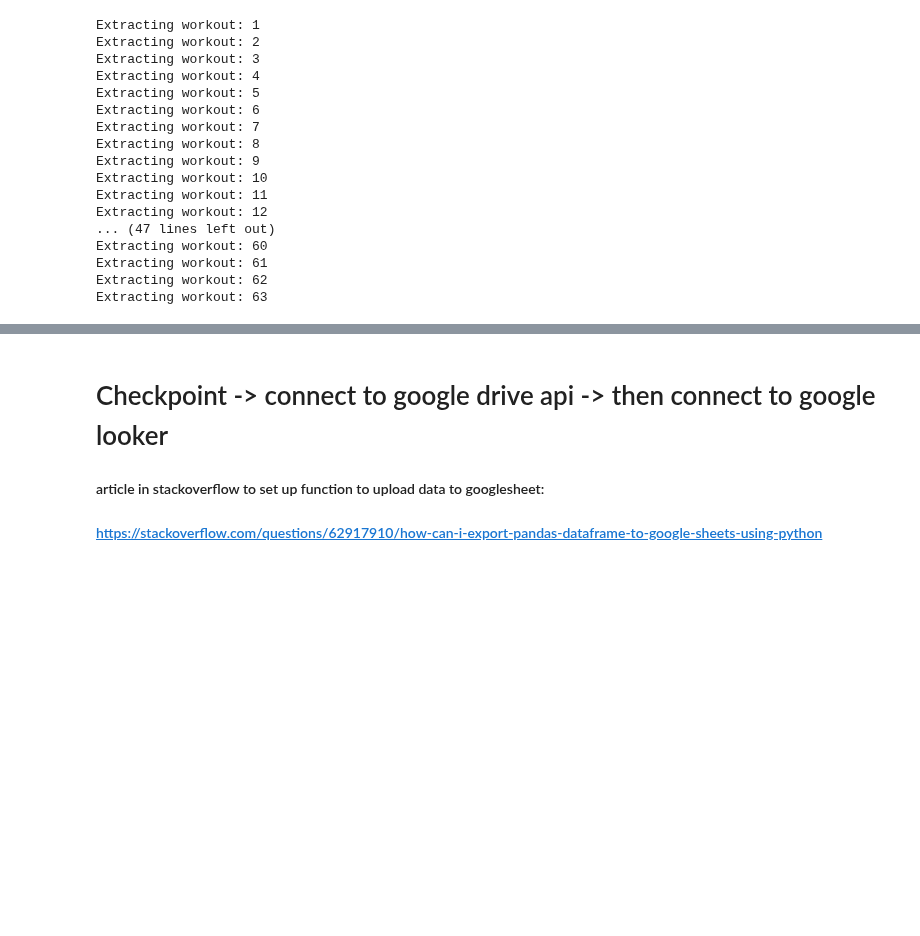
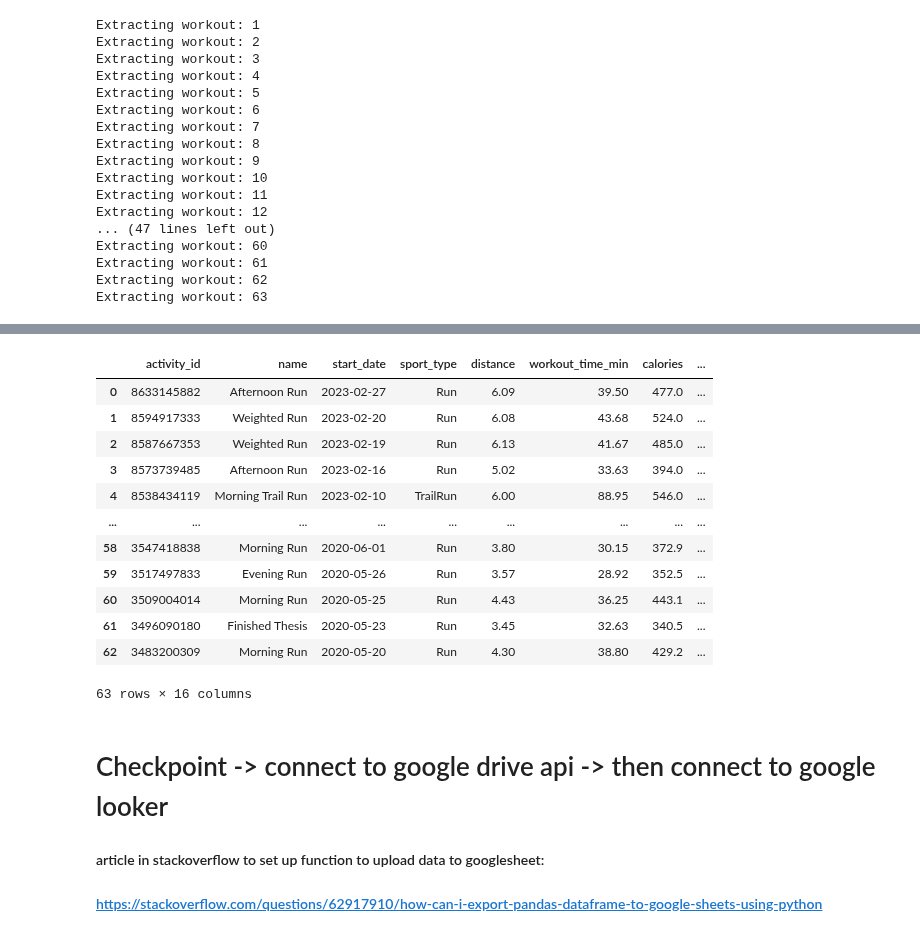
Before and after one commit to ManuelElizaldi/PyStrava, a Jupyter notebook: StravaConnect.ipynb, the cells around one changed output, grey strips where cells are left out. Saved outputs shown, nothing was run; the diff lists cells and outputs as text; code cells hidden in the pictures; blank space fills up the shorter version.

Commit message:
added lap counter function

```diff
--- a/StravaConnect.ipynb
+++ b/StravaConnect.ipynb
@@ -316,7 +318,8 @@ def CleanWorkoutDF(workout_json):
     df[['distance']] = round(df['distance']/1000,2)
     df['workout_time_min'] = round(df['elapsed_time']/60,2)
     df[["start_date"]] = pd.to_datetime(df['start_date']).dt.date
-    return df[['id',
+    df = df.rename(columns={'id':'activity_id'})
+    return df[['activity_id',
                'name',
                'start_date',
                'sport_type',
@@ -348,3 +351,9 @@ def GetLapsFromWorkouts(workout_json):
     workout_laps['lap_elapsed_time_min'] = round(workout_laps['lap_elapsed_time_min']/60,2)
     workout_laps['lap_distance'] = round(workout_laps['lap_distance']/1000,2)
     return workout_laps
+
+
+# Function that returns the number of laps per workout
+def LapCounter(df_laps):
+    lap_count = df_laps['activity_id'].value_counts().rename_axis('activity_id').reset_index(name='lap_count')
+    return lap_count
@@ -353,3 +360,4 @@ def GetLapsFromWorkouts(workout_json):
 # %%
 running_laps = GetLapsFromWorkouts(running_workouts)
-running_laps
+running_laps_counter = LapCounter(running_laps)
+clean_running_workouts = CleanWorkoutDF(running_workouts)
@@ -445,3 +380,21 @@ CleanWorkoutDF(running_workouts)
+# %%
+clean_running_workouts
+merged = clean_running_workouts.merge(running_laps_counter, on = 'activity_id')
+merged
+# %% [output]
+|  | activity_id | name | start_date | sport_type | distance | workout_time_min | calories | ... |
+| 0 | 8633145882 | Afternoon Run | 2023-02-27 | Run | 6.09 | 39.50 | 477.0 | ... |
+| 1 | 8594917333 | Weighted Run | 2023-02-20 | Run | 6.08 | 43.68 | 524.0 | ... |
+| 2 | 8587667353 | Weighted Run | 2023-02-19 | Run | 6.13 | 41.67 | 485.0 | ... |
+| 3 | 8573739485 | Afternoon Run | 2023-02-16 | Run | 5.02 | 33.63 | 394.0 | ... |
+| 4 | 8538434119 | Morning Trail Run | 2023-02-10 | TrailRun | 6.00 | 88.95 | 546.0 | ... |
+| ... | ... | ... | ... | ... | ... | ... | ... | ... |
+| 58 | 3547418838 | Morning Run | 2020-06-01 | Run | 3.80 | 30.15 | 372.9 | ... |
+| 59 | 3517497833 | Evening Run | 2020-05-26 | Run | 3.57 | 28.92 | 352.5 | ... |
+| 60 | 3509004014 | Morning Run | 2020-05-25 | Run | 4.43 | 36.25 | 443.1 | ... |
+| 61 | 3496090180 | Finished Thesis | 2020-05-23 | Run | 3.45 | 32.63 | 340.5 | ... |
+| 62 | 3483200309 | Morning Run | 2020-05-20 | Run | 4.30 | 38.80 | 429.2 | ... |
+63 rows × 16 columns
 # %%
 # Pending -> add average number of laps
 def DescribeWorkoutDF(df):
```
Also changed, not shown: parts of 9 cells of this notebook.
